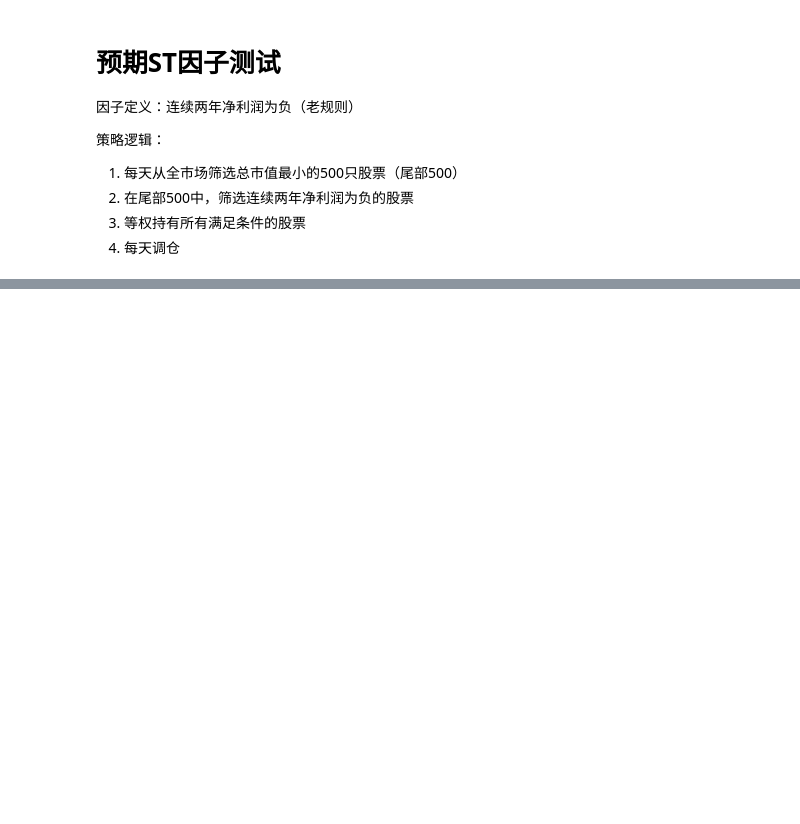
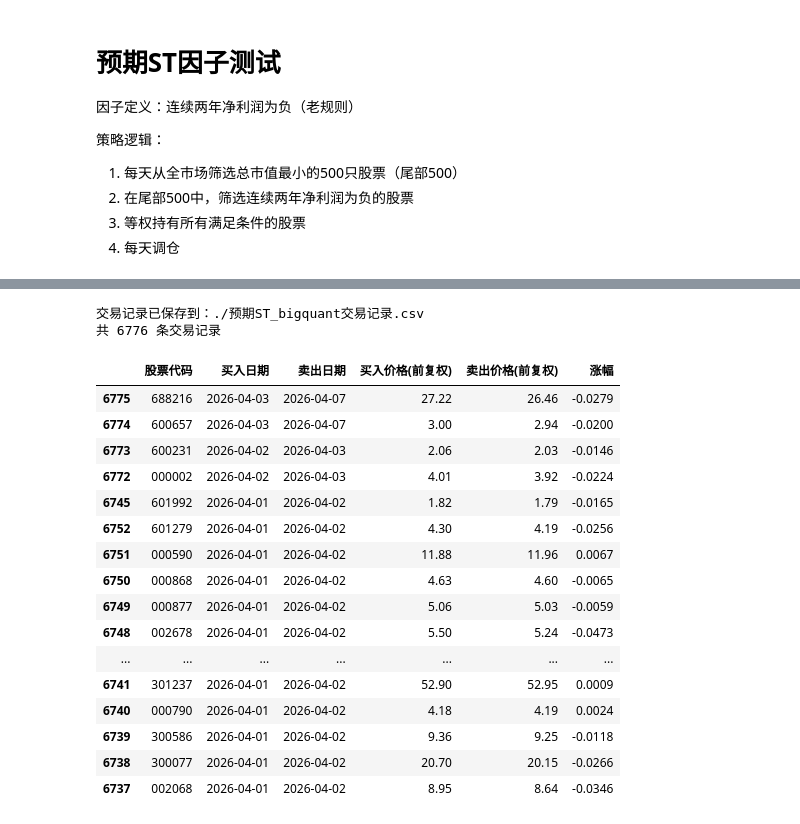
Before and after one commit to CoCoMilkyWay/bq, a Jupyter notebook: strategy/单因子测试.ipynb, the cells around one changed output, grey strips where cells are left out. Drawn from its saved outputs; the diff is of its cells as text; code cells hidden in the pictures; blank space fills up the shorter version.

```diff
--- a/strategy/单因子测试.ipynb
+++ b/strategy/单因子测试.ipynb
@@ -130,35 +158,57 @@ m5 = M.bigtrader.v30(
 # %%
 # ========== 导出交易记录CSV ==========
-trades_df = m5.raw_perf.read()['transactions']
+raw_perf = m5.raw_perf.read()
+trades_list = [t for txns in raw_perf['transactions'] if txns for t in txns]
+trades_df = pd.DataFrame(trades_list)
 
 output_records = []
 holdings = {}
 
 for idx, row in trades_df.iterrows():
     instrument = row['symbol']
     dt = pd.to_datetime(row['dt']).strftime('%Y-%m-%d')
     amount = row['amount']
     price = row['price']
 
     if amount > 0:
         holdings[instrument] = {'buy_date': dt, 'buy_price': price}
     elif amount < 0 and instrument in holdings:
         buy_info = holdings.pop(instrument)
         pnl = (price - buy_info['buy_price']) / buy_info['buy_price']
         output_records.append({
             '股票代码': instrument.split('.')[0],
             '买入日期': buy_info['buy_date'],
             '卖出日期': dt,
             '买入价格(前复权)': round(buy_info['buy_price'], 2),
             '卖出价格(前复权)': round(price, 2),
             '涨幅': round(pnl, 4)
         })
 
 output_df = pd.DataFrame(output_records)
 output_df = output_df.sort_values('卖出日期', ascending=False)
 
-output_path = './strategy/预期ST_bigquant交易记录.csv'
+output_path = './预期ST_bigquant交易记录.csv'
 output_df.to_csv(output_path, index=False, encoding='utf-8-sig')
 print(f"交易记录已保存到：{output_path}")
 print(f"共 {len(output_df)} 条交易记录")
 output_df.head(20)
+# %% [output]
+交易记录已保存到：./预期ST_bigquant交易记录.csv
+共 6776 条交易记录
+|  | 股票代码 | 买入日期 | 卖出日期 | 买入价格(前复权) | 卖出价格(前复权) | 涨幅 |
+| 6775 | 688216 | 2026-04-03 | 2026-04-07 | 27.22 | 26.46 | -0.0279 |
+| 6774 | 600657 | 2026-04-03 | 2026-04-07 | 3.00 | 2.94 | -0.0200 |
+| 6773 | 600231 | 2026-04-02 | 2026-04-03 | 2.06 | 2.03 | -0.0146 |
+| 6772 | 000002 | 2026-04-02 | 2026-04-03 | 4.01 | 3.92 | -0.0224 |
+| 6745 | 601992 | 2026-04-01 | 2026-04-02 | 1.82 | 1.79 | -0.0165 |
+| 6752 | 601279 | 2026-04-01 | 2026-04-02 | 4.30 | 4.19 | -0.0256 |
+| 6751 | 000590 | 2026-04-01 | 2026-04-02 | 11.88 | 11.96 | 0.0067 |
+| 6750 | 000868 | 2026-04-01 | 2026-04-02 | 4.63 | 4.60 | -0.0065 |
+| 6749 | 000877 | 2026-04-01 | 2026-04-02 | 5.06 | 5.03 | -0.0059 |
+| 6748 | 002678 | 2026-04-01 | 2026-04-02 | 5.50 | 5.24 | -0.0473 |
+| ... | ... | ... | ... | ... | ... | ... |
+| 6741 | 301237 | 2026-04-01 | 2026-04-02 | 52.90 | 52.95 | 0.0009 |
+| 6740 | 000790 | 2026-04-01 | 2026-04-02 | 4.18 | 4.19 | 0.0024 |
+| 6739 | 300586 | 2026-04-01 | 2026-04-02 | 9.36 | 9.25 | -0.0118 |
+| 6738 | 300077 | 2026-04-01 | 2026-04-02 | 20.70 | 20.15 | -0.0266 |
+| 6737 | 002068 | 2026-04-01 | 2026-04-02 | 8.95 | 8.64 | -0.0346 |
```
Also changed, not shown: parts of 1 cell of this notebook, 1 other file.
